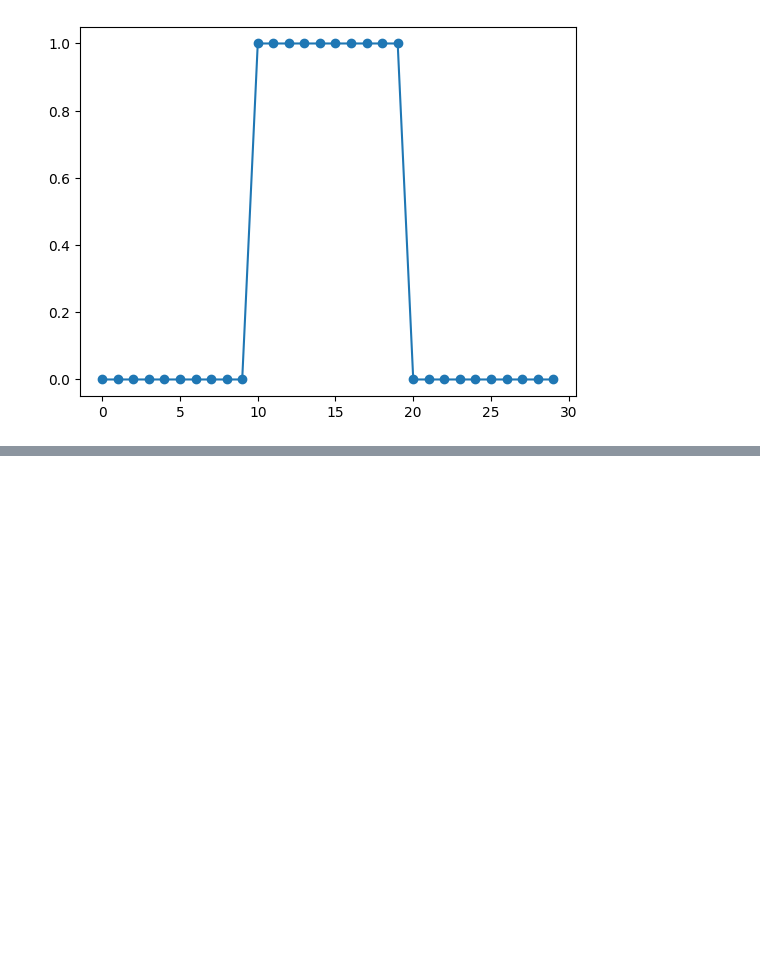
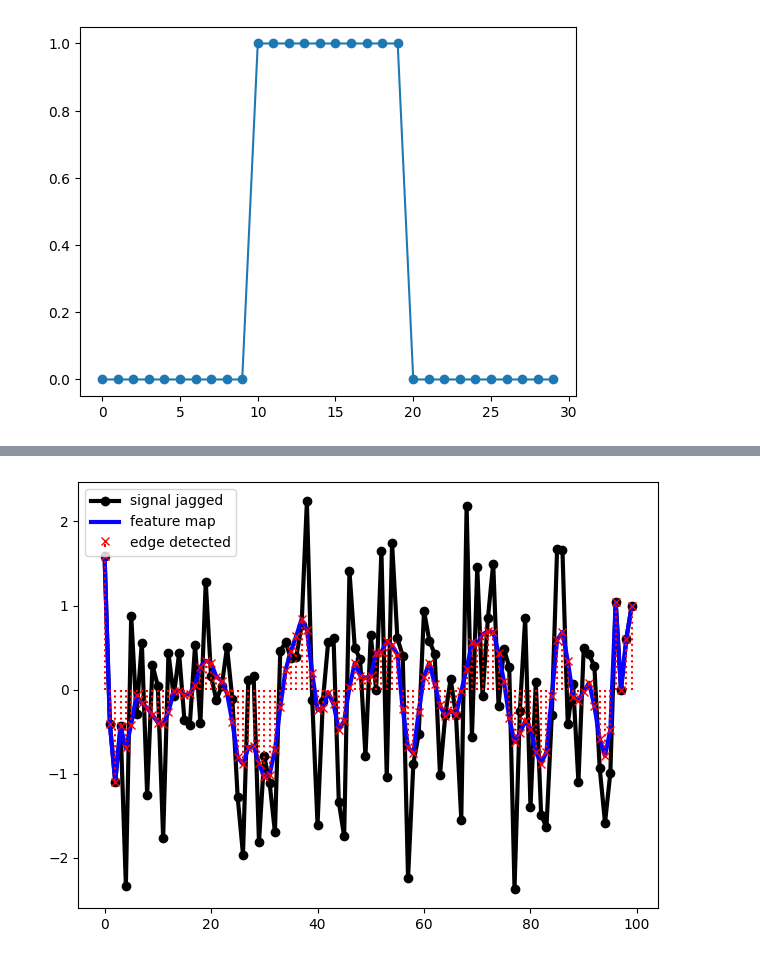
Before and after one commit to AyushDevadiga1/practice-programs, a Jupyter notebook: chapter4.ipynb, the cells around one changed output, grey strips where cells are left out. Cells and saved outputs as stored; diff of their text form; code cells hidden in the pictures; blank space fills up the shorter version.

```diff
--- a/chapter4.ipynb
+++ b/chapter4.ipynb
@@ -170,0 +186,3 @@ plt.show()
+# %%
+kernel = np.array([0, .1, .3, .8, 1, .8, .3, .1, 0])
+kernel = kernel / np.sum(kernel) # Mean centered
@@ -170,0 +196,14 @@ plt.show()
+# %%
+filtered_signal = np.copy(signal_jugged)
+# %%
+for i in range((len(kernel)//2),(len(signal_jugged) - (len(kernel)//2))):
+    filtered_signal[i] = np.dot(kernel,signal_jugged[i - (len(kernel)//2)  : i + (len(kernel)//2) + 1])
+# %%
+plt.plot(signal_jugged,marker='o',color="#000000",linewidth=3,label='signal jagged')
+plt.plot(filtered_signal,color="#0A02FF",linewidth=3,label='feature map')
+plt.stem(range(len(filtered_signal)),filtered_signal,markerfmt='rx',linefmt='r:',basefmt=' ',label='edge detected')
+plt.legend()
+plt.tight_layout()
+plt.show()
+# %% [output]
+[figure, added]
```
Also changed, not shown: parts of 4 cells of this notebook.
